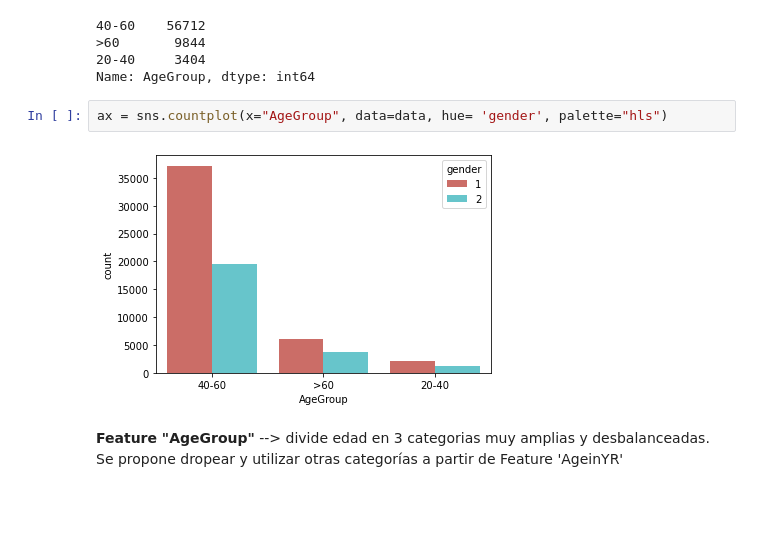
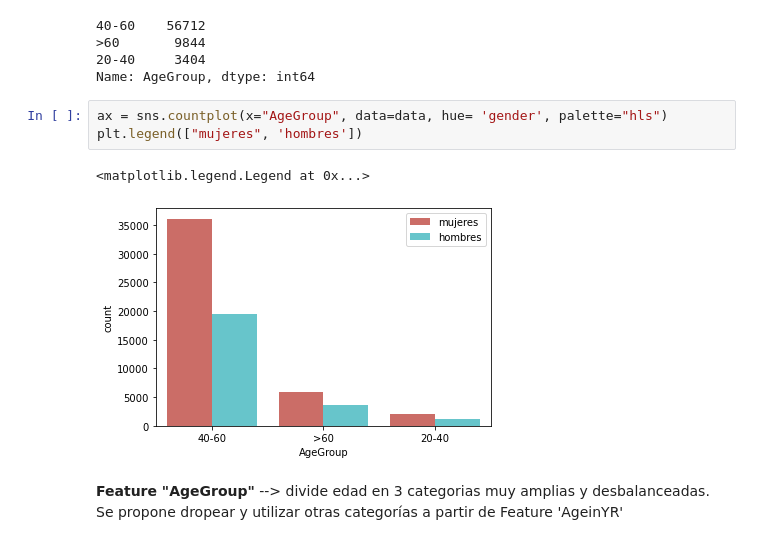
Before and after one commit to iamcest/risk_factors, a Jupyter notebook: scripts/Maia_explorer.ipynb, the cells around one changed output. Drawn from its saved outputs; the diff is of its cells as text; blank space fills up the shorter version.

```diff
--- a/scripts/Maia_explorer.ipynb
+++ b/scripts/Maia_explorer.ipynb
@@ -78,8 +78,10 @@ data.AgeGroup.value_counts()
 Name: AgeGroup, dtype: int64
 # %%
 ax = sns.countplot(x="AgeGroup", data=data, hue= 'gender', palette="hls")
+plt.legend(["mujeres", 'hombres'])
 # %% [output]
+<matplotlib.legend.Legend at 0x...>
-[figure, old version]
+[figure, new version]
 # %% [markdown]
 **Feature "AgeGroup"** --> divide edad en 3 categorias muy amplias y desbalanceadas. Se propone dropear y utilizar otras categorías a partir de Feature 'AgeinYR'
 # %% [markdown]
```
Also changed, not shown: parts of 32 cells of this notebook, 1 other file.
